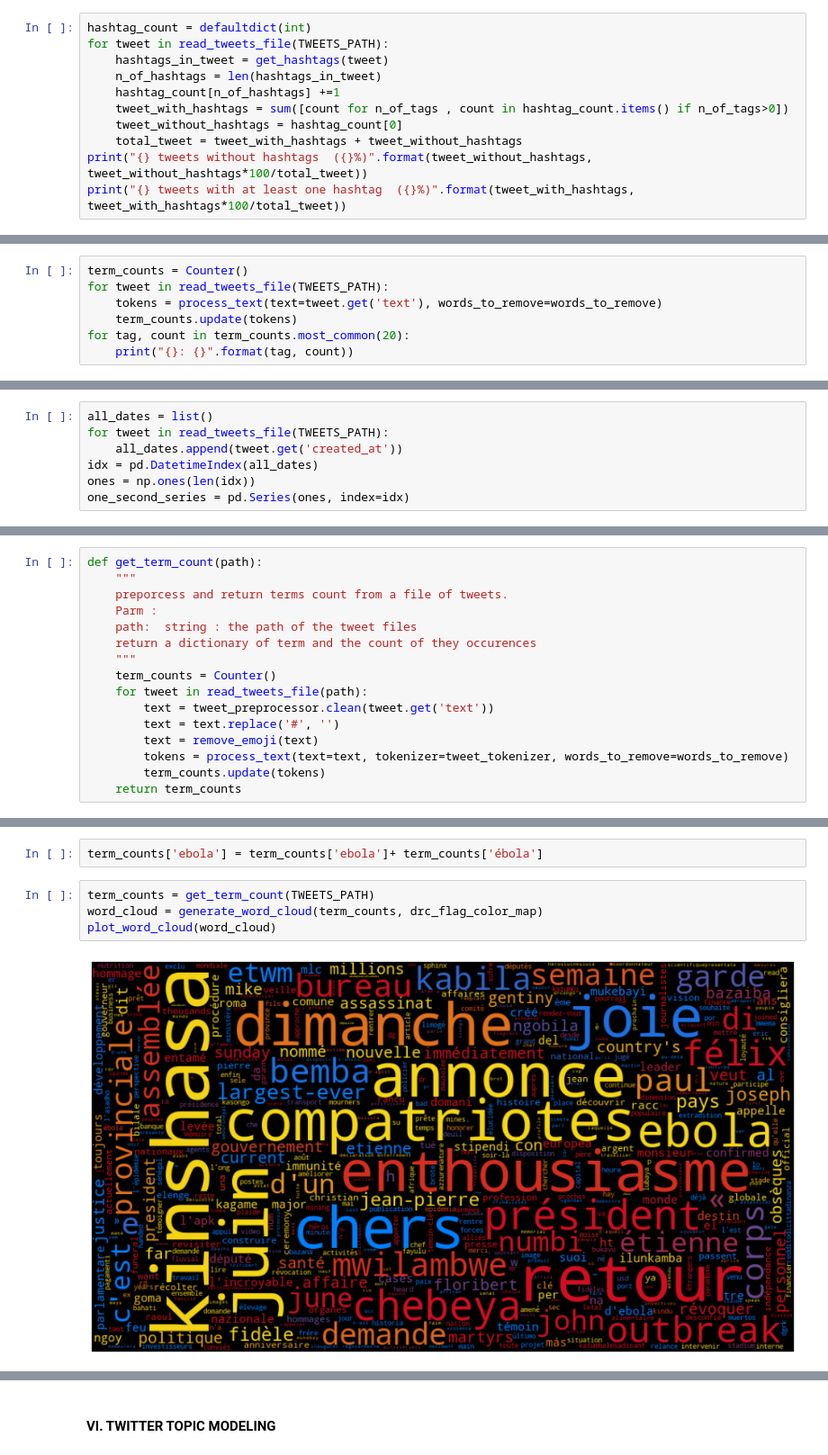
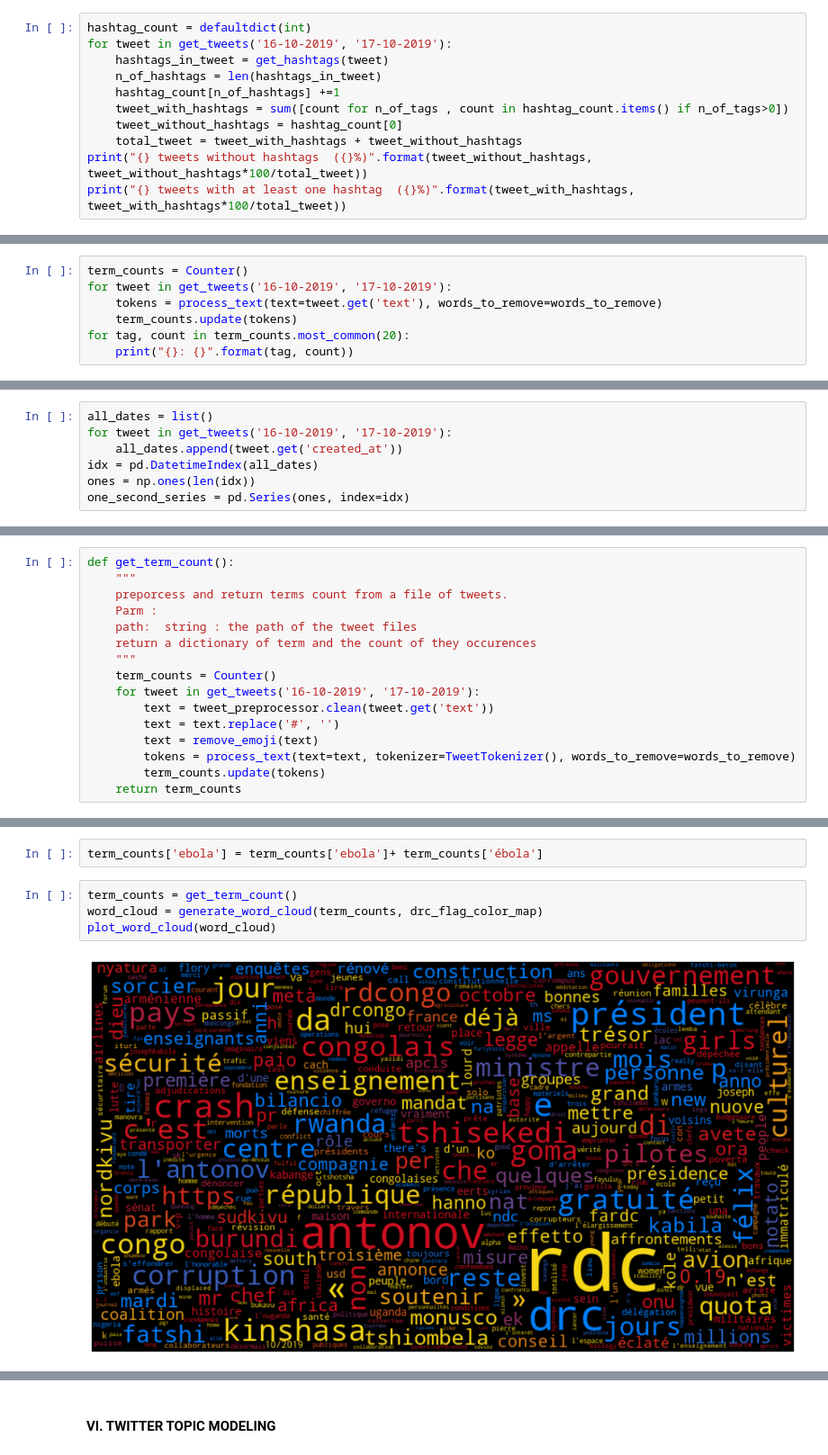
Before and after one commit to espoirMur/balobi_nini, a Jupyter notebook: notebooks/tweets-entities-analysis.ipynb, the cells around one changed output, grey strips where cells are left out. Shown at 90% size. Drawn from its saved outputs; the diff is of its cells as text.

Commit message:
fix tweetentities analysis notebook and retrieve data from mongo db database

```diff
--- a/notebooks/tweets-entities-analysis.ipynb
+++ b/notebooks/tweets-entities-analysis.ipynb
@@ -60,7 +51,7 @@ peing : 6
 let check how our people uses others hastags apart from the one I selected
 # %%
 hashtag_count = defaultdict(int)
-for tweet in read_tweets_file(TWEETS_PATH):
+for tweet in get_tweets('16-10-2019', '17-10-2019'):
     hashtags_in_tweet = get_hashtags(tweet)
     n_of_hashtags = len(hashtags_in_tweet)
     hashtag_count[n_of_hashtags] +=1
@@ -105,7 +104,7 @@ others_words = ['rt', 'via', '...', '…', '»:', '«:' , '’:', 'les', '-', ]
 words_to_remove = punctuation + stop_word_list_english + stop_word_list_french + others_words
 # %%
 term_counts = Counter()
-for tweet in read_tweets_file(TWEETS_PATH):
+for tweet in get_tweets('16-10-2019', '17-10-2019'):
     tokens = process_text(text=tweet.get('text'), words_to_remove=words_to_remove)
     term_counts.update(tokens)
 for tag, count in term_counts.most_common(20):
@@ -165,7 +164,7 @@ import pickle
 from datetime import datetime
 # %%
 all_dates = list()
-for tweet in read_tweets_file(TWEETS_PATH):
+for tweet in get_tweets('16-10-2019', '17-10-2019'):
     all_dates.append(tweet.get('created_at'))
 idx = pd.DatetimeIndex(all_dates)
 ones = np.ones(len(idx))
@@ -352,7 +351,7 @@ words_to_remove = words_to_remove.union(set(many_stop_words.get_stop_words('FR')
 # %%
 words_to_remove = words_to_remove.union({'le', 'la', 'de'})
 # %%
-def get_term_count(path):
+def get_term_count():
     """
     preporcess and return terms count from a file of tweets.
     Parm :
@@ -360,11 +359,11 @@ def get_term_count(path):
     return a dictionary of term and the count of they occurences
     """
     term_counts = Counter()
-    for tweet in read_tweets_file(path):
+    for tweet in get_tweets('16-10-2019', '17-10-2019'):
         text = tweet_preprocessor.clean(tweet.get('text'))
         text = text.replace('#', '')
         text = remove_emoji(text)
-        tokens = process_text(text=text, tokenizer=tweet_tokenizer, words_to_remove=words_to_remove)
+        tokens = process_text(text=text, tokenizer=TweetTokenizer(), words_to_remove=words_to_remove)
         term_counts.update(tokens)
     return term_counts
 # %%
@@ -398,11 +411,11 @@ def plot_word_cloud(word_cloud):
 # %%
 term_counts['ebola'] = term_counts['ebola']+ term_counts['ébola']
 # %%
-term_counts = get_term_count(TWEETS_PATH)
+term_counts = get_term_count()
 word_cloud = generate_word_cloud(term_counts, drc_flag_color_map)
 plot_word_cloud(word_cloud)
 # %% [output]
-[figure, old version]
+[figure, new version]
 # %%
 len(term_counts)
 # %% [output]
```
Also changed, not shown: parts of 26 cells of this notebook, 8 other files.
